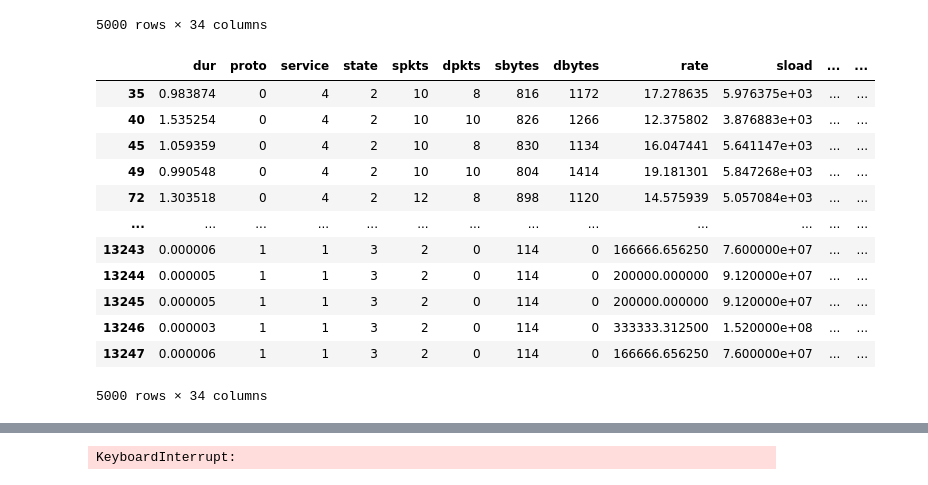
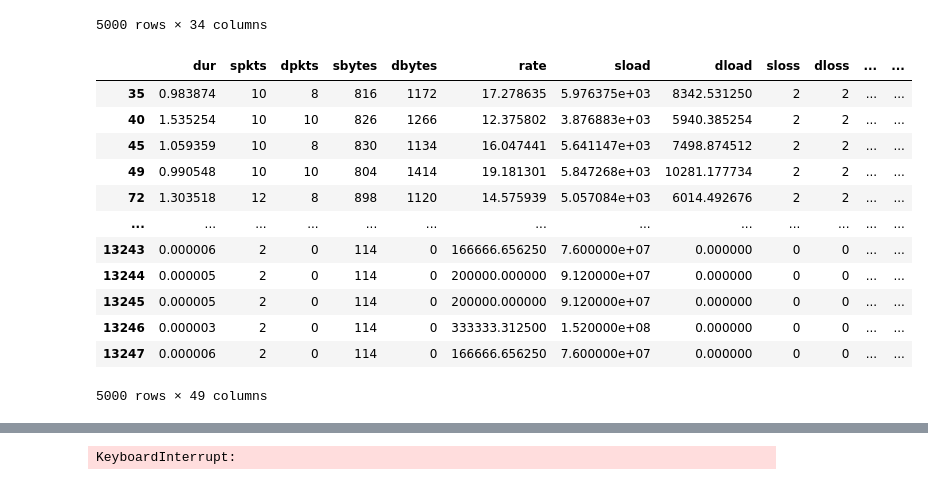
Before and after one commit to Badalsingh2/Mini-Project, a Jupyter notebook: intrusion-detection/Tranforming.ipynb, the cells around one changed output, grey strips where cells are left out. Cells and saved outputs as stored; diff of their text form; code cells hidden in the pictures.

```diff
--- a/intrusion-detection/Tranforming.ipynb
+++ b/intrusion-detection/Tranforming.ipynb
@@ -875,24 +873,22 @@ dfq
 | 13247 | 0.000006 | udp | dns | INT | 2 | 0 | 114 | 0 | 166666.656250 | 7.600000e+07 | ... | ... |
 5000 rows × 34 columns
 # %%
-dfq['proto'] = label1.transform(dfq['proto'])
-dfq['service'] = label2.transform(dfq['service'])
-dfq['state'] = label3.transform(dfq['state'])
+dfq = pd.get_dummies(dfq, columns=['proto', 'service', 'state'])
 dfq
 # %% [output]
-|  | dur | proto | service | state | spkts | dpkts | sbytes | dbytes | rate | sload | ... | ... |
-| 35 | 0.983874 | 0 | 4 | 2 | 10 | 8 | 816 | 1172 | 17.278635 | 5.976375e+03 | ... | ... |
-| 40 | 1.535254 | 0 | 4 | 2 | 10 | 10 | 826 | 1266 | 12.375802 | 3.876883e+03 | ... | ... |
-| 45 | 1.059359 | 0 | 4 | 2 | 10 | 8 | 830 | 1134 | 16.047441 | 5.641147e+03 | ... | ... |
-| 49 | 0.990548 | 0 | 4 | 2 | 10 | 10 | 804 | 1414 | 19.181301 | 5.847268e+03 | ... | ... |
-| 72 | 1.303518 | 0 | 4 | 2 | 12 | 8 | 898 | 1120 | 14.575939 | 5.057084e+03 | ... | ... |
+|  | dur | spkts | dpkts | sbytes | dbytes | rate | sload | dload | sloss | dloss | ... | ... |
+| 35 | 0.983874 | 10 | 8 | 816 | 1172 | 17.278635 | 5.976375e+03 | 8342.531250 | 2 | 2 | ... | ... |
+| 40 | 1.535254 | 10 | 10 | 826 | 1266 | 12.375802 | 3.876883e+03 | 5940.385254 | 2 | 2 | ... | ... |
+| 45 | 1.059359 | 10 | 8 | 830 | 1134 | 16.047441 | 5.641147e+03 | 7498.874512 | 2 | 2 | ... | ... |
+| 49 | 0.990548 | 10 | 10 | 804 | 1414 | 19.181301 | 5.847268e+03 | 10281.177734 | 2 | 2 | ... | ... |
+| 72 | 1.303518 | 12 | 8 | 898 | 1120 | 14.575939 | 5.057084e+03 | 6014.492676 | 2 | 2 | ... | ... |
 | ... | ... | ... | ... | ... | ... | ... | ... | ... | ... | ... | ... | ... |
-| 13243 | 0.000006 | 1 | 1 | 3 | 2 | 0 | 114 | 0 | 166666.656250 | 7.600000e+07 | ... | ... |
-| 13244 | 0.000005 | 1 | 1 | 3 | 2 | 0 | 114 | 0 | 200000.000000 | 9.120000e+07 | ... | ... |
-| 13245 | 0.000005 | 1 | 1 | 3 | 2 | 0 | 114 | 0 | 200000.000000 | 9.120000e+07 | ... | ... |
-| 13246 | 0.000003 | 1 | 1 | 3 | 2 | 0 | 114 | 0 | 333333.312500 | 1.520000e+08 | ... | ... |
-| 13247 | 0.000006 | 1 | 1 | 3 | 2 | 0 | 114 | 0 | 166666.656250 | 7.600000e+07 | ... | ... |
+| 13243 | 0.000006 | 2 | 0 | 114 | 0 | 166666.656250 | 7.600000e+07 | 0.000000 | 0 | 0 | ... | ... |
+| 13244 | 0.000005 | 2 | 0 | 114 | 0 | 200000.000000 | 9.120000e+07 | 0.000000 | 0 | 0 | ... | ... |
+| 13245 | 0.000005 | 2 | 0 | 114 | 0 | 200000.000000 | 9.120000e+07 | 0.000000 | 0 | 0 | ... | ... |
+| 13246 | 0.000003 | 2 | 0 | 114 | 0 | 333333.312500 | 1.520000e+08 | 0.000000 | 0 | 0 | ... | ... |
+| 13247 | 0.000006 | 2 | 0 | 114 | 0 | 166666.656250 | 7.600000e+07 | 0.000000 | 0 | 0 | ... | ... |
-5000 rows × 34 columns
+5000 rows × 49 columns
 # %%
 dft = dfq.apply(lambda x: np.log(x + 1))
 dft
```
Also changed, not shown: parts of 10 cells of this notebook, 11 other files.
